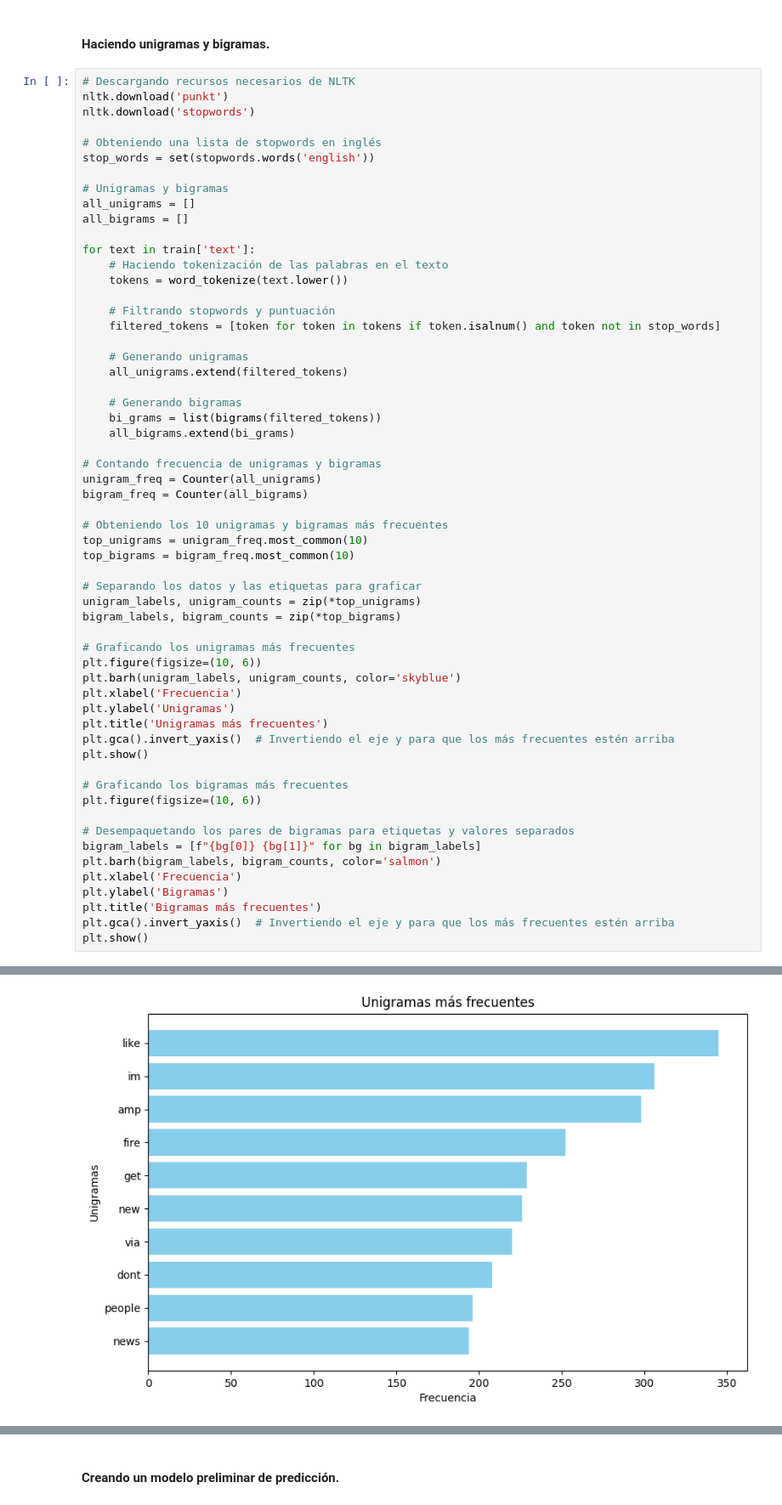
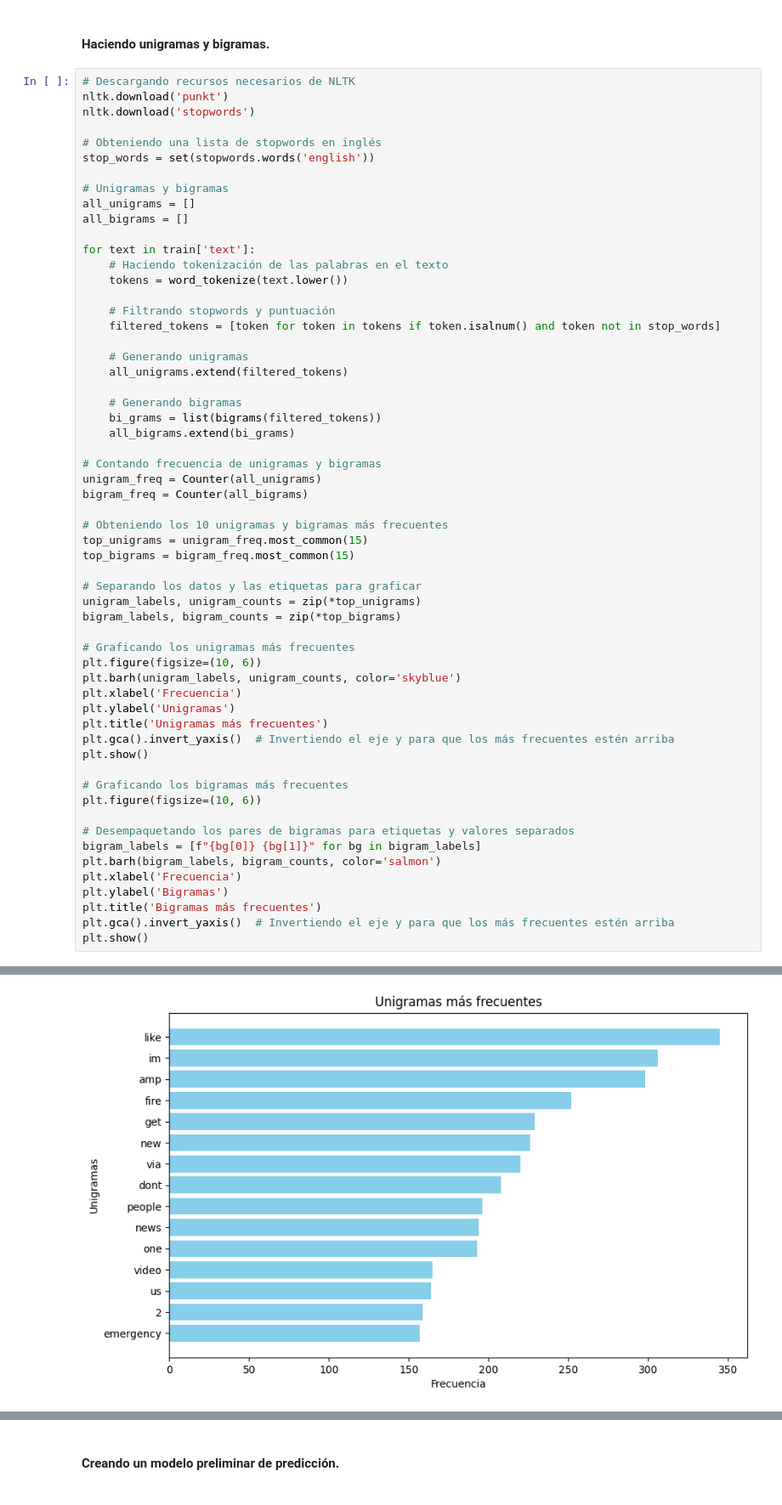
Before and after one commit to Javier19-cmd/Lab4-Data, a Jupyter notebook: Lab4.ipynb, the cells around one changed output, grey strips where cells are left out. Shown at 85% size. Saved outputs shown, nothing was run; the diff lists cells and outputs as text.

```diff
--- a/Lab4.ipynb
+++ b/Lab4.ipynb
@@ -270,38 +271,38 @@ unigram_freq = Counter(all_unigrams)
 bigram_freq = Counter(all_bigrams)
 
 # Obteniendo los 10 unigramas y bigramas más frecuentes
-top_unigrams = unigram_freq.most_common(10)
-top_bigrams = bigram_freq.most_common(10)
+top_unigrams = unigram_freq.most_common(15)
+top_bigrams = bigram_freq.most_common(15)
 
 # Separando los datos y las etiquetas para graficar
 unigram_labels, unigram_counts = zip(*top_unigrams)
 bigram_labels, bigram_counts = zip(*top_bigrams)
 
 # Graficando los unigramas más frecuentes
 plt.figure(figsize=(10, 6))
 plt.barh(unigram_labels, unigram_counts, color='skyblue')
 plt.xlabel('Frecuencia')
 plt.ylabel('Unigramas')
 plt.title('Unigramas más frecuentes')
 plt.gca().invert_yaxis()  # Invertiendo el eje y para que los más frecuentes estén arriba
 plt.show()
 
 # Graficando los bigramas más frecuentes
 plt.figure(figsize=(10, 6))
 
 # Desempaquetando los pares de bigramas para etiquetas y valores separados
 bigram_labels = [f"{bg[0]} {bg[1]}" for bg in bigram_labels]
 plt.barh(bigram_labels, bigram_counts, color='salmon')
 plt.xlabel('Frecuencia')
 plt.ylabel('Bigramas')
 plt.title('Bigramas más frecuentes')
 plt.gca().invert_yaxis()  # Invertiendo el eje y para que los más frecuentes estén arriba
 plt.show()
 # %% [output]
 [nltk_data] Downloading package punkt to
 [nltk_data]     C:\Users\sebas\AppData\Roaming\nltk_data...
 [nltk_data]   Package punkt is already up-to-date!
 [nltk_data] Downloading package stopwords to
 [nltk_data]     C:\Users\sebas\AppData\Roaming\nltk_data...
 [nltk_data]   Package stopwords is already up-to-date!
-[figure, old version]
+[figure, new version]
```
Also changed, not shown: parts of 3 cells of this notebook.
